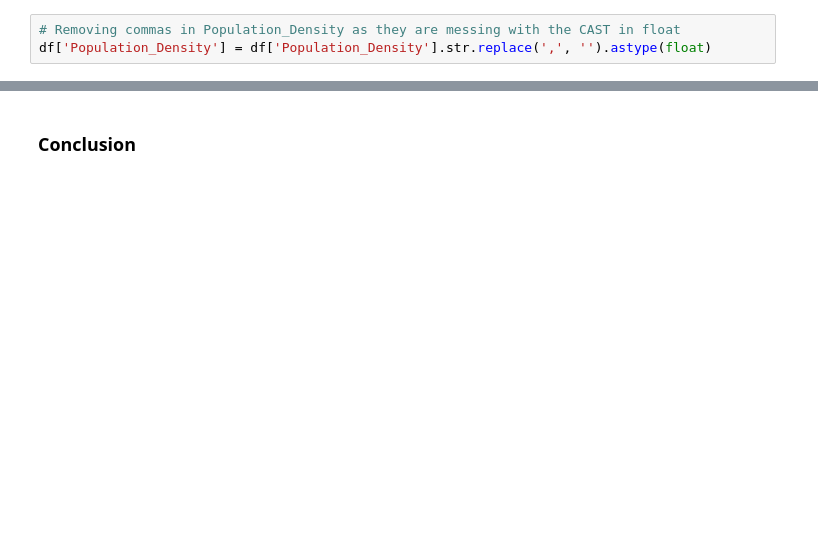
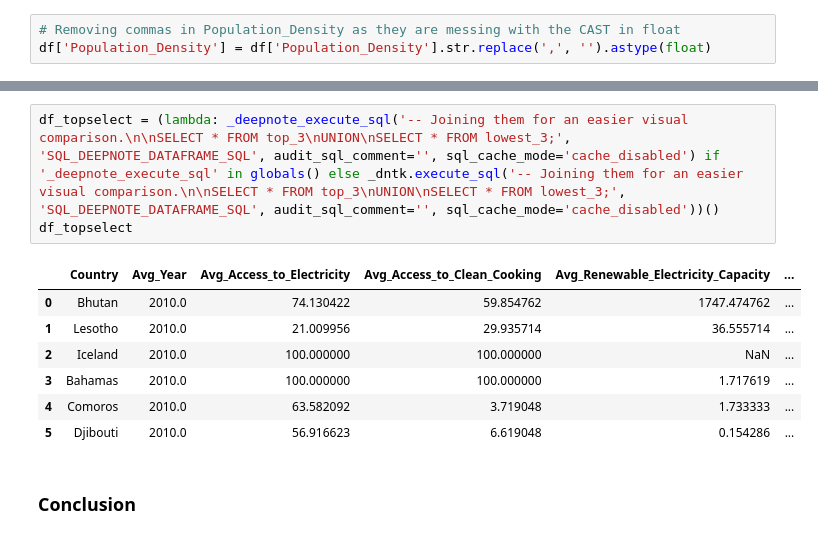
Before and after one commit to Monteccixyz/DA-Project-1, a Jupyter notebook: notebook.ipynb, the cells around one changed output, grey strips where cells are left out. Saved outputs shown, nothing was run; the diff lists cells and outputs as text; blank space fills up the shorter version.

```diff
--- a/notebook.ipynb
+++ b/notebook.ipynb
@@ -210,3 +266,14 @@ df_2
+# %%
+df_topselect = (lambda: _deepnote_execute_sql('-- Joining them for an easier visual comparison.\n\nSELECT * FROM top_3\nUNION\nSELECT * FROM lowest_3;', 'SQL_DEEPNOTE_DATAFRAME_SQL', audit_sql_comment='', sql_cache_mode='cache_disabled') if '_deepnote_execute_sql' in globals() else _dntk.execute_sql('-- Joining them for an easier visual comparison.\n\nSELECT * FROM top_3\nUNION\nSELECT * FROM lowest_3;', 'SQL_DEEPNOTE_DATAFRAME_SQL', audit_sql_comment='', sql_cache_mode='cache_disabled'))()
+df_topselect
+# %% [output]
+|  | Country | Avg_Year | Avg_Access_to_Electricity | Avg_Access_to_Clean_Cooking | Avg_Renewable_Electricity_Capacity | ... |
+| 0 | Bhutan | 2010.0 | 74.130422 | 59.854762 | 1747.474762 | ... |
+| 1 | Lesotho | 2010.0 | 21.009956 | 29.935714 | 36.555714 | ... |
+| 2 | Iceland | 2010.0 | 100.000000 | 100.000000 | NaN | ... |
+| 3 | Bahamas | 2010.0 | 100.000000 | 100.000000 | 1.717619 | ... |
+| 4 | Comoros | 2010.0 | 63.582092 | 3.719048 | 1.733333 | ... |
+| 5 | Djibouti | 2010.0 | 56.916623 | 6.619048 | 0.154286 | ... |
 # %% [markdown]
 ### Conclusion
 # %% [markdown]
```
Also changed, not shown: parts of 21 cells of this notebook.
